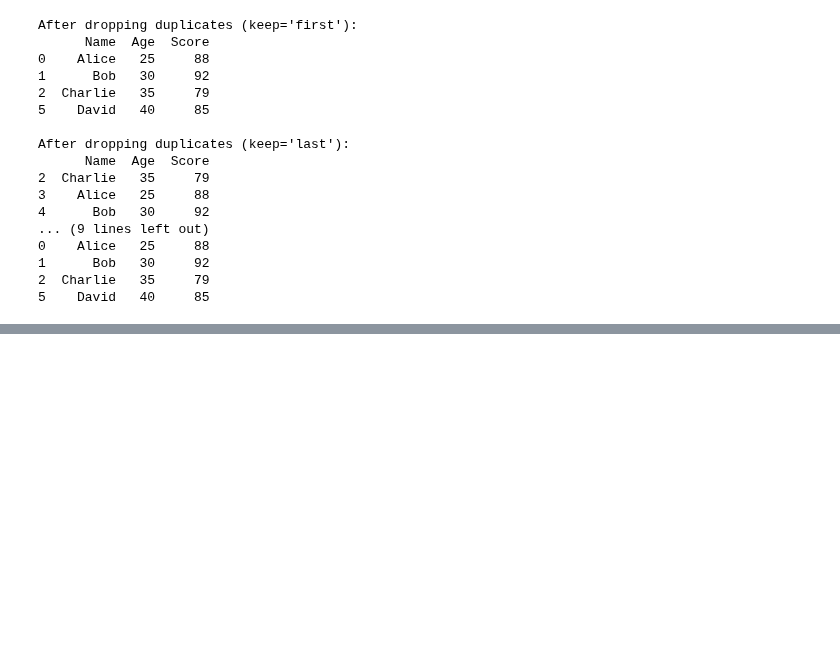
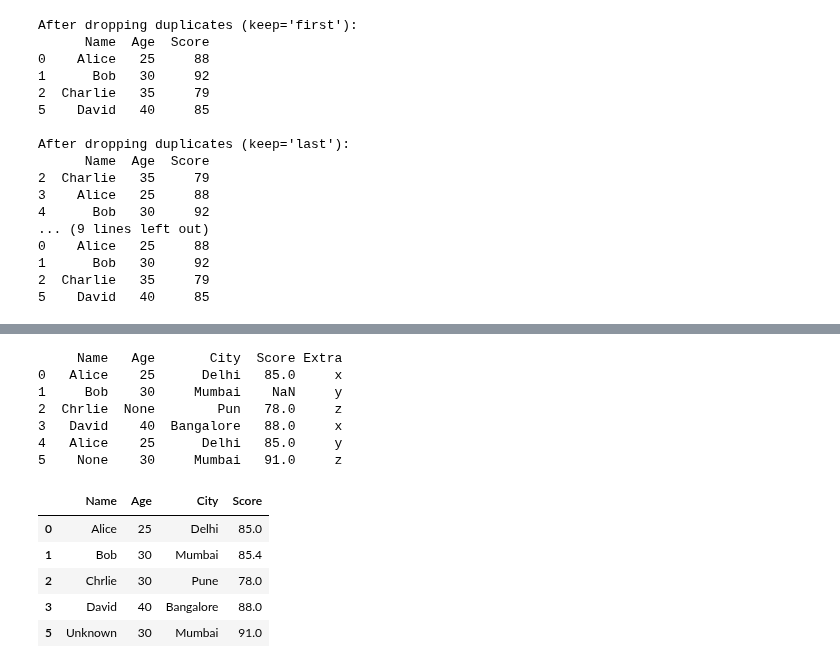
Before and after one commit to sh1vam31/Complete_DataScience, a Jupyter notebook: Pandas.ipynb, the cells around one changed output, grey strips where cells are left out. Drawn from its saved outputs; the diff is of its cells as text; code cells hidden in the pictures; blank space fills up the shorter version.

```diff
--- a/Pandas.ipynb
+++ b/Pandas.ipynb
@@ -520,0 +532,38 @@ After dropping duplicates (keep='last'):
+# %%
+data = {
+    "Name": ["Alice", "Bob", "Chrlie", "David", "Alice", None],
+    "Age": ["25", "30", None, "40", "25", "30"],      # ages stored as strings, with missing value
+    "City": ["Delhi", "Mumbai", "Pun", "Bangalore", "Delhi", "Mumbai"],  # typo: "Pun" -> "Pune"
+    "Score": [85, None, 78, 88, 85, 91],              # missing value in Score
+    "Extra": ["x", "y", "z", "x", "y", "z"]           # extra column we don't really need
+}
+
+df = pd.DataFrame(data)
+print(df)
+df.isna().sum()
+# Important -> There is a None value in the Age column, and the None is not converted to the int directally so we have to change it to the numeric
+df["Age"] = pd.to_numeric(df["Age"])
+df["Age"] = df["Age"].fillna(df["Age"].mean())
+df["Age"] = df["Age"].astype(int)
+df["Score"] = df["Score"].fillna(df["Score"].mean())
+df["Name"] = df["Name"].fillna("Unknown")
+df["City"] = df["City"].replace("Pun", "Pune")
+
+df = df.drop("Extra", axis= 1)
+df.duplicated()
+df = df.drop_duplicates()
+df
+# %% [output]
+     Name   Age       City  Score Extra
+0   Alice    25      Delhi   85.0     x
+1     Bob    30     Mumbai    NaN     y
+2  Chrlie  None        Pun   78.0     z
+3   David    40  Bangalore   88.0     x
+4   Alice    25      Delhi   85.0     y
+5    None    30     Mumbai   91.0     z
+|  | Name | Age | City | Score |
+| 0 | Alice | 25 | Delhi | 85.0 |
+| 1 | Bob | 30 | Mumbai | 85.4 |
+| 2 | Chrlie | 30 | Pune | 78.0 |
+| 3 | David | 40 | Bangalore | 88.0 |
+| 5 | Unknown | 30 | Mumbai | 91.0 |
```
Also changed, not shown: parts of 1 cell of this notebook.
